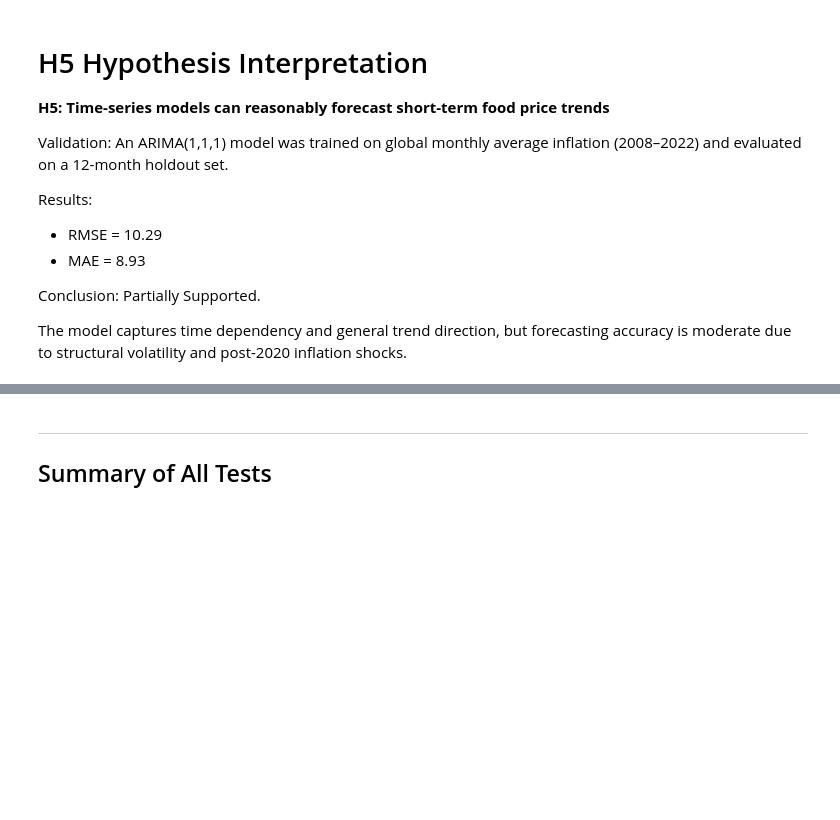
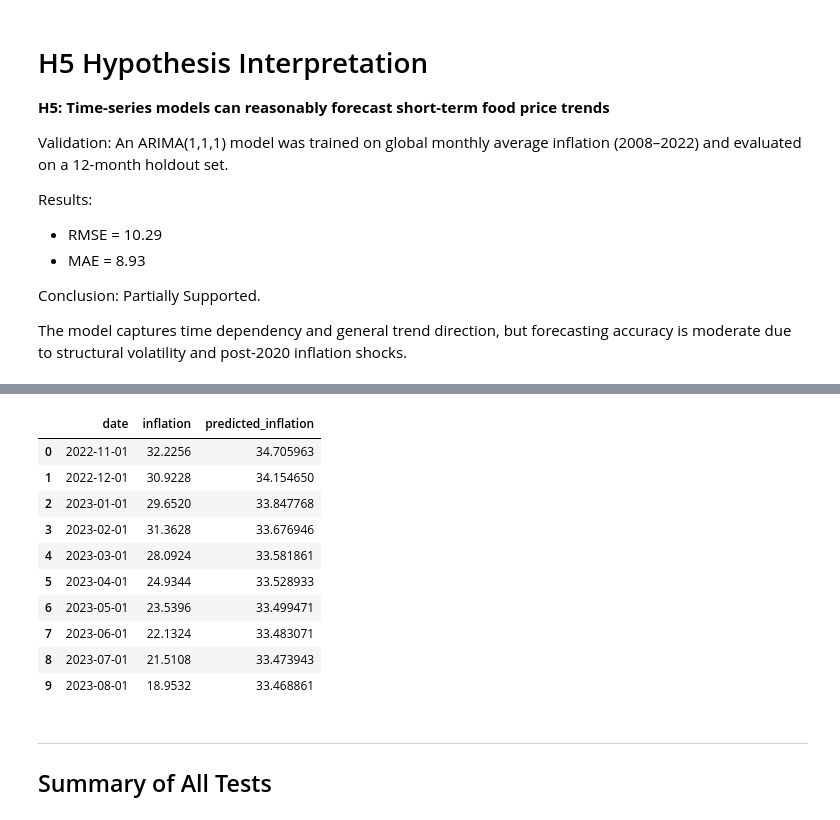
Before and after one commit to sergionzeutcho-rgb/Food_price_inflation_analysis, a Jupyter notebook: jupyter_notebooks/Hypothesis_Testing.ipynb, the cells around one changed output, grey strips where cells are left out. Cells and saved outputs as stored; diff of their text form; code cells hidden in the pictures; blank space fills up the shorter version.

Commit message:
Hypothesis Testing updated and predicted inflation exported

```diff
--- a/jupyter_notebooks/Hypothesis_Testing.ipynb
+++ b/jupyter_notebooks/Hypothesis_Testing.ipynb
@@ -465,3 +494,33 @@ The model captures time dependency and general trend direction, but forecasting
+# %%
+Creat monthly actual inlation series (global mean)
+actual_monthly = (
+    df.dropna(subset=["inflation"])
+      .groupby("date", as_index=False)["inflation"]
+      .mean()
+)
+
+
+actual_vs_pred = actual_monthly.merge(forecast_df, on="date", how="right")
+
+actual_vs_pred = actual_vs_pred.rename(columns={
+    "predicted_mean": "predicted_inflation"
+})
+# %%
+# Export report
+actual_vs_pred.to_csv('predicted_inflation.csv', index=False)
+actual_vs_pred.head(10)
+# %% [output]
+|  | date | inflation | predicted_inflation |
+| 0 | 2022-11-01 | 32.2256 | 34.705963 |
+| 1 | 2022-12-01 | 30.9228 | 34.154650 |
+| 2 | 2023-01-01 | 29.6520 | 33.847768 |
+| 3 | 2023-02-01 | 31.3628 | 33.676946 |
+| 4 | 2023-03-01 | 28.0924 | 33.581861 |
+| 5 | 2023-04-01 | 24.9344 | 33.528933 |
+| 6 | 2023-05-01 | 23.5396 | 33.499471 |
+| 7 | 2023-06-01 | 22.1324 | 33.483071 |
+| 8 | 2023-07-01 | 21.5108 | 33.473943 |
+| 9 | 2023-08-01 | 18.9532 | 33.468861 |
 # %% [markdown]
 ---
 ## Summary of All Tests
```
Also changed, not shown: parts of 2 cells of this notebook, 2 other files.
